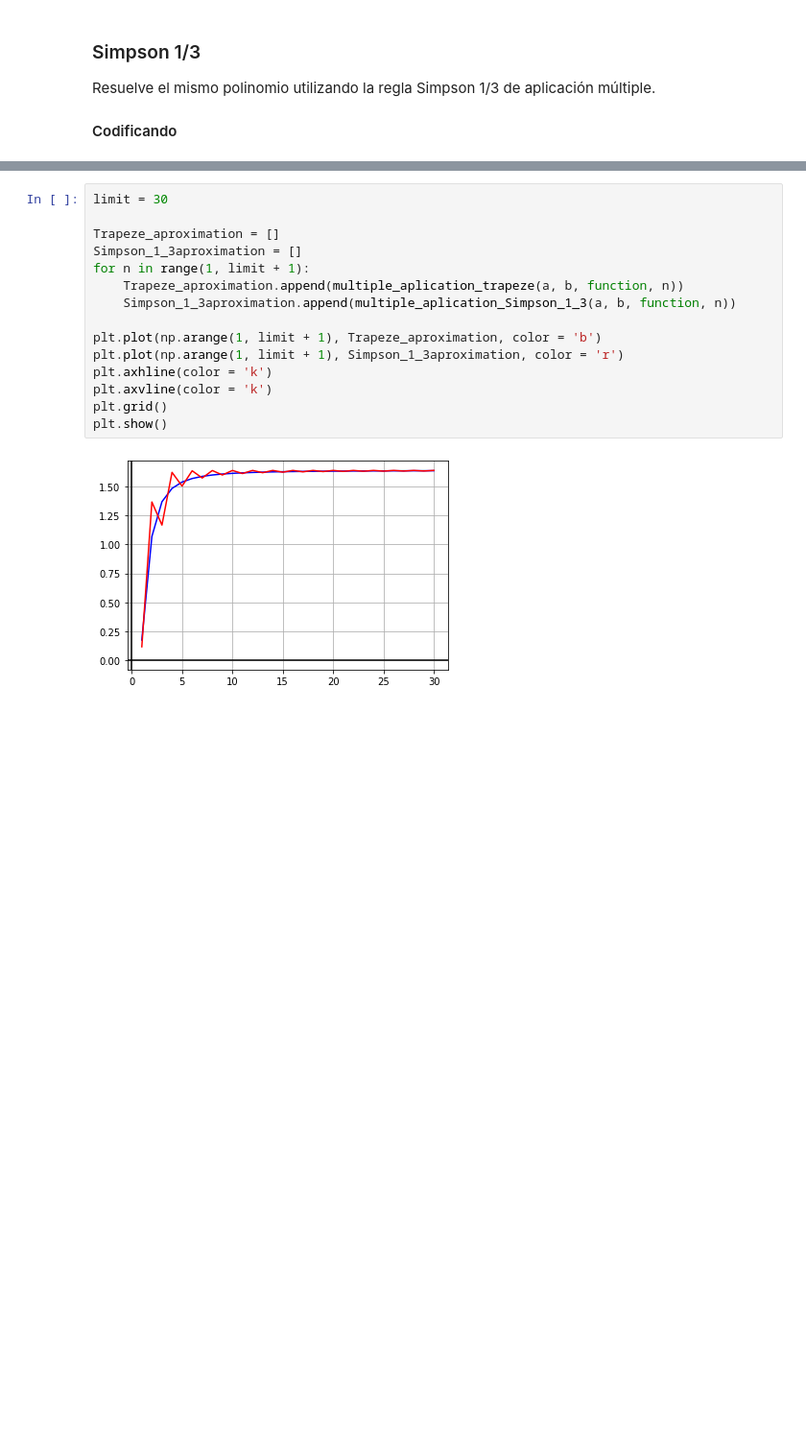
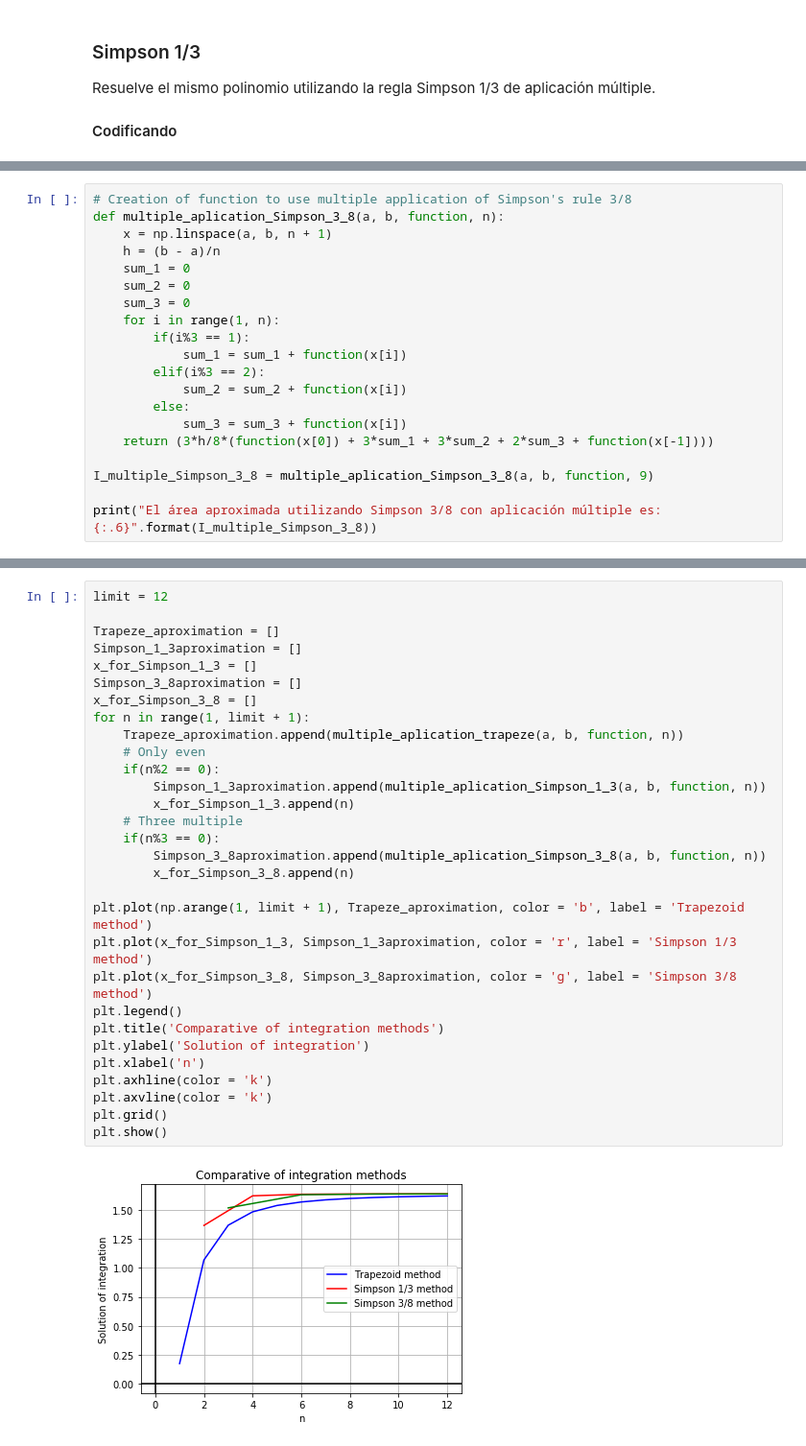
Before and after one commit to ASantosMorales/Numerical_Analysis, a Jupyter notebook: Integración_numérica.ipynb, the cells around one changed output, grey strips where cells are left out. Shown at 96% size. Drawn from its saved outputs; the diff is of its cells as text; blank space fills up the shorter version.

Commit message:
Adding of Simpson 3/8 method

```diff
--- a/Integración_numérica.ipynb
+++ b/Integración_numérica.ipynb
@@ -101,0 +108,20 @@ El área aproximada utilizando aplicación múltiple es: 1.6401
+# %%
+# Creation of function to use multiple application of Simpson's rule 3/8
+def multiple_aplication_Simpson_3_8(a, b, function, n):
+    x = np.linspace(a, b, n + 1)
+    h = (b - a)/n
+    sum_1 = 0
+    sum_2 = 0
+    sum_3 = 0
+    for i in range(1, n):
+        if(i%3 == 1):
+            sum_1 = sum_1 + function(x[i])
+        elif(i%3 == 2):
+            sum_2 = sum_2 + function(x[i])
+        else:
+            sum_3 = sum_3 + function(x[i])
+    return (3*h/8*(function(x[0]) + 3*sum_1 + 3*sum_2 + 2*sum_3 + function(x[-1])))
+
+I_multiple_Simpson_3_8 = multiple_aplication_Simpson_3_8(a, b, function, 9)
+
+print("El área aproximada utilizando Simpson 3/8 con aplicación múltiple es: {:.6}".format(I_multiple_Simpson_3_8))
@@ -104,19 +132,34 @@ El área aproximada utilizando aplicación múltiple es: 1.6401
 
 Utilizando el mismo polinomio veremos quién llega más rápido a una solución aceptable.
 # %%
-limit = 30
+limit = 12
 
 Trapeze_aproximation = []
 Simpson_1_3aproximation = []
+x_for_Simpson_1_3 = []
+Simpson_3_8aproximation = []
+x_for_Simpson_3_8 = []
 for n in range(1, limit + 1):
     Trapeze_aproximation.append(multiple_aplication_trapeze(a, b, function, n))
-    Simpson_1_3aproximation.append(multiple_aplication_Simpson_1_3(a, b, function, n))
+    # Only even
+    if(n%2 == 0):
+        Simpson_1_3aproximation.append(multiple_aplication_Simpson_1_3(a, b, function, n))
+        x_for_Simpson_1_3.append(n)
+    # Three multiple
+    if(n%3 == 0):
+        Simpson_3_8aproximation.append(multiple_aplication_Simpson_3_8(a, b, function, n))
+        x_for_Simpson_3_8.append(n)
 
-plt.plot(np.arange(1, limit + 1), Trapeze_aproximation, color = 'b')
-plt.plot(np.arange(1, limit + 1), Simpson_1_3aproximation, color = 'r')
+plt.plot(np.arange(1, limit + 1), Trapeze_aproximation, color = 'b', label = 'Trapezoid method')
+plt.plot(x_for_Simpson_1_3, Simpson_1_3aproximation, color = 'r', label = 'Simpson 1/3 method')
+plt.plot(x_for_Simpson_3_8, Simpson_3_8aproximation, color = 'g', label = 'Simpson 3/8 method')
+plt.legend()
+plt.title('Comparative of integration methods')
+plt.ylabel('Solution of integration')
+plt.xlabel('n')
 plt.axhline(color = 'k')
 plt.axvline(color = 'k')
 plt.grid()
 plt.show()
 # %% [output]
-[figure, old version]
+[figure, new version]
```
Also changed, not shown: parts of 4 cells of this notebook.
